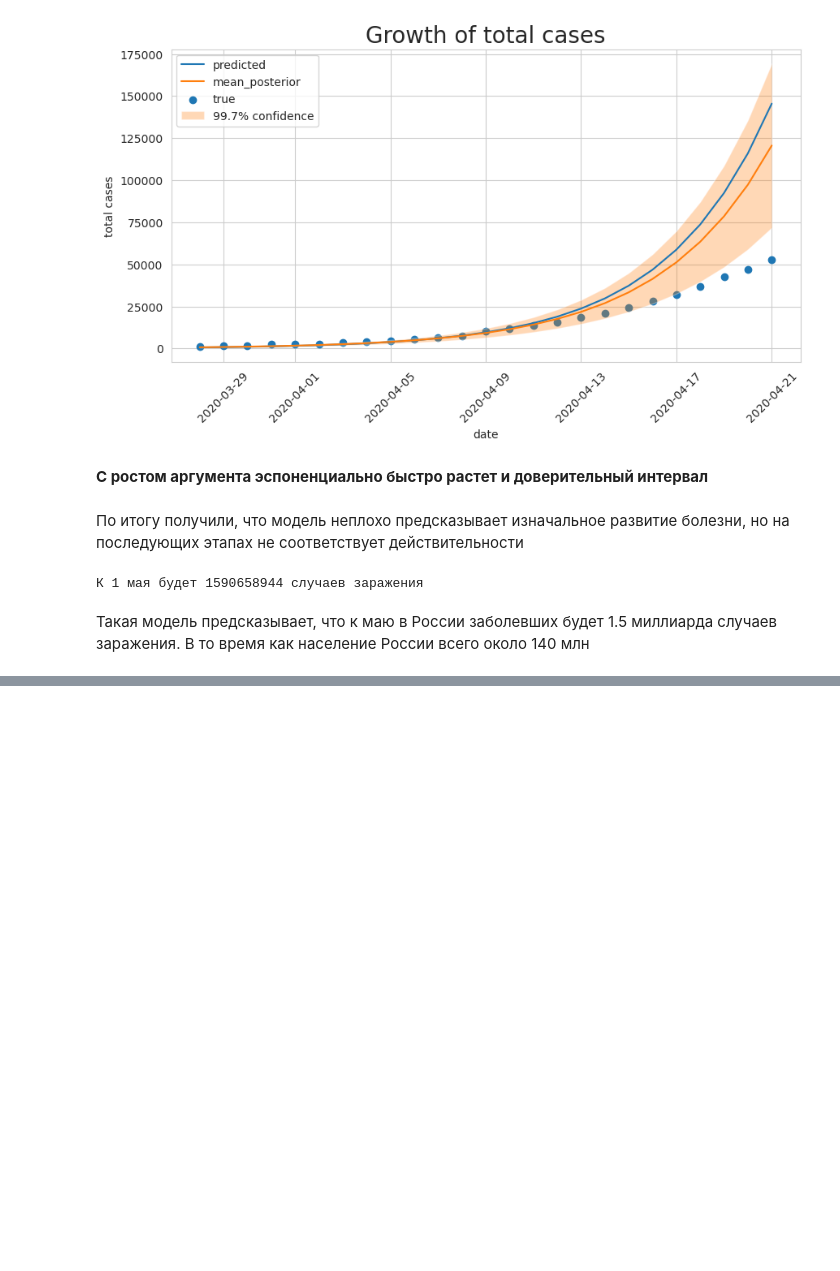
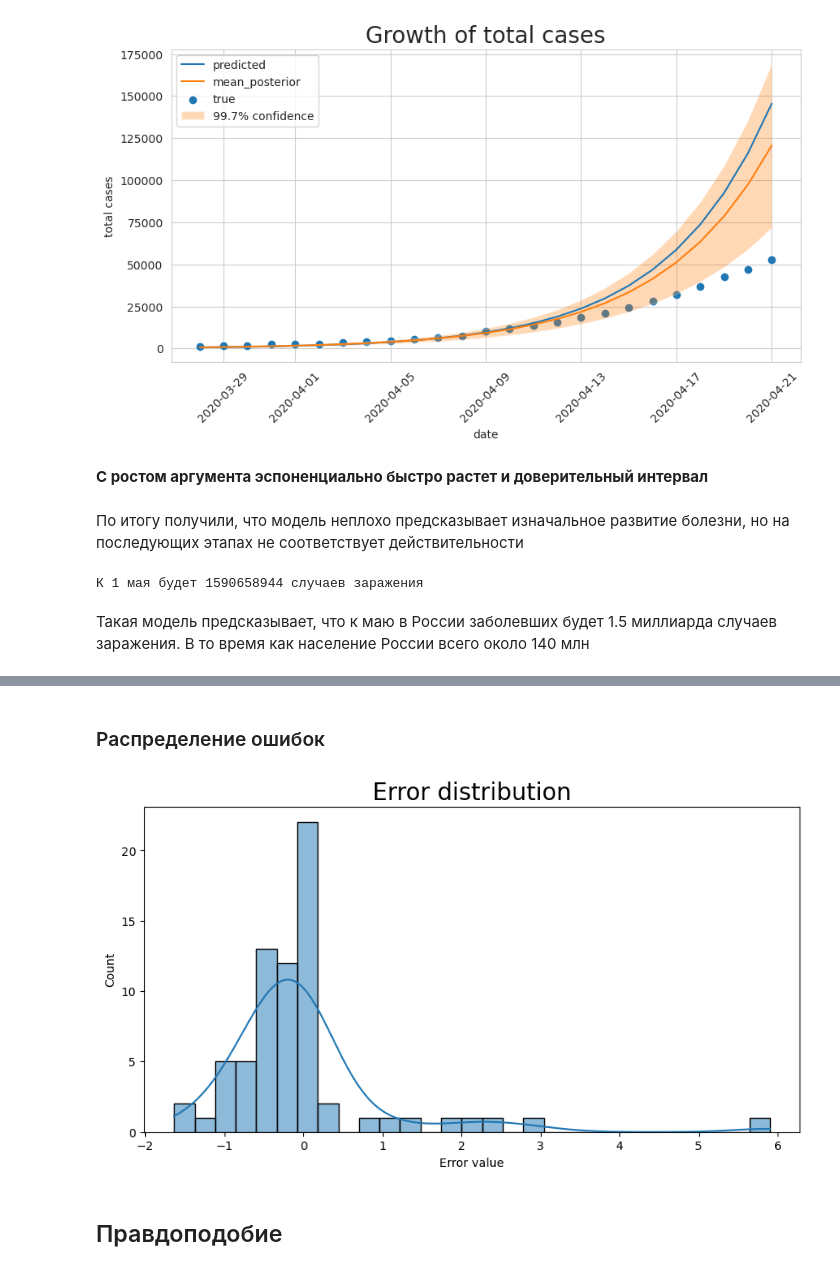
Before and after one commit to SERPSLAYER18/covid-19-prediction, a Jupyter notebook: covid-19.ipynb, the cells around one changed output, grey strips where cells are left out. Cells and saved outputs as stored; diff of their text form; code cells hidden in the pictures; blank space fills up the shorter version.

```diff
--- a/covid-19.ipynb
+++ b/covid-19.ipynb
@@ -299,0 +413,13 @@ print(f'К 1 мая будет {int(exp_model(days).detach().numpy()[0])} слу
+# %% [markdown]
+### Распределение ошибок
+# %%
+errors = (np.log(y_pred[:num_days]+1)- np.log(filtered_train.new_cases + 1))
+epsilon= np.sqrt((errors**2).mean())
+fig, ax = plt.subplots(figsize=(10, 5))
+plt.xlabel("Error value")
+plt.title("Error distribution", size=20);
+sns.histplot(errors, ax = ax, kde = True);
+# %% [output]
+[figure, added]
+# %% [markdown]
+## Правдоподобие
```
Also changed, not shown: parts of 20 cells of this notebook.
